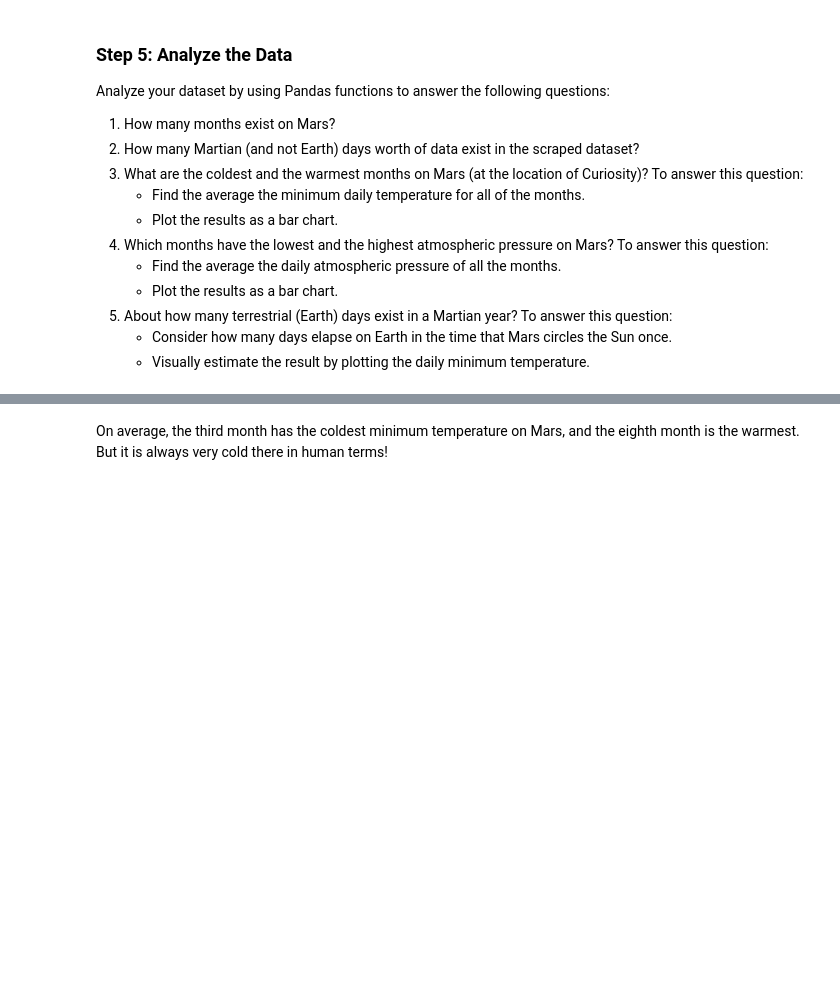
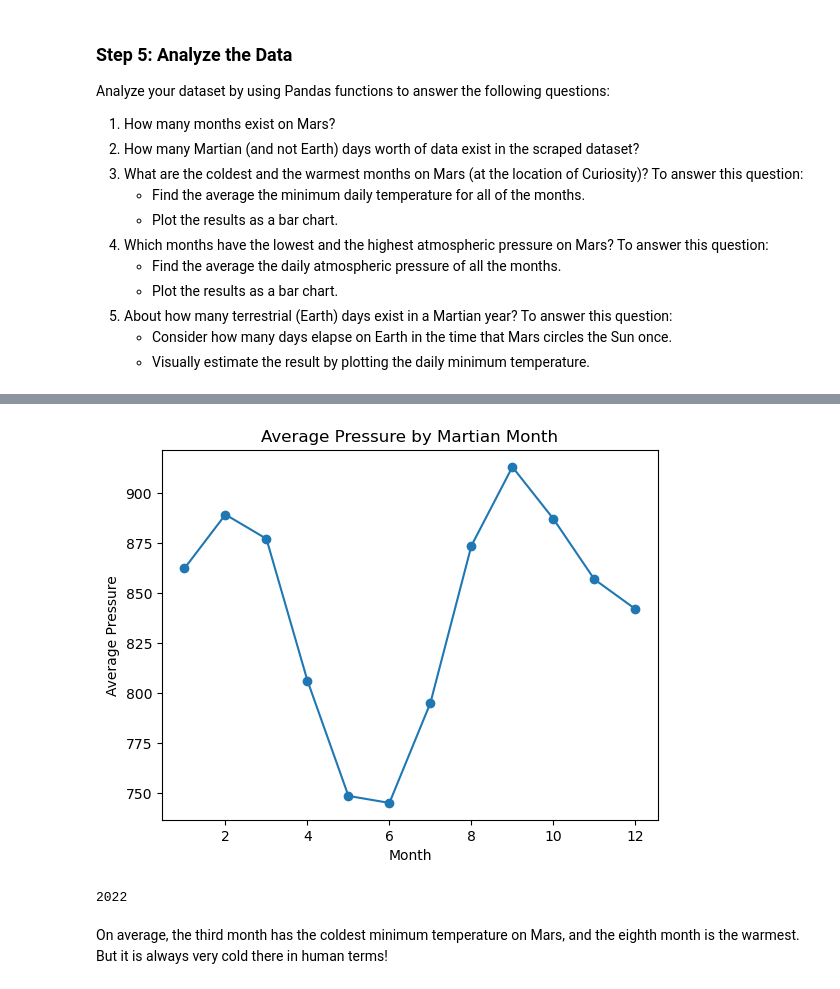
Before and after one commit to karenbm98/datacollection-challenge, a Jupyter notebook: part_2_mars_weather.ipynb, the cells around one changed output, grey strips where cells are left out. Saved outputs shown, nothing was run; the diff lists cells and outputs as text; code cells hidden in the pictures; blank space fills up the shorter version.

```diff
--- a/part_2_mars_weather.ipynb
+++ b/part_2_mars_weather.ipynb
@@ -154,2 +214,4 @@ Analyze your dataset by using Pandas functions to answer the following questions
 # %%
 # 4. Average pressure by Martian month
+average_pressure_by_month = data.groupby('month')['pressure'].mean()
+average_pressure_by_month
@@ -158,5 +233,20 @@ Analyze your dataset by using Pandas functions to answer the following questions
+# %%
+# Plot the average pressure by month
+plt.plot(average_pressure_by_month, marker='o')
+plt.xlabel('Month')
+plt.ylabel('Average Pressure')
+plt.title('Average Pressure by Martian Month')
+plt.show()
+# %% [output]
+[figure, added]
 # %%
 # 5. How many terrestrial (earth) days are there in a Martian year?
+start_date = data['terrestial_date'].min()
+end_date = data['terrestial_date'].max()
+terrestrial_days_in_martian_year = (end_date - start_date).days + 1
+terrestrial_days_in_martian_year
+# %% [output]
+2022
 # %% [markdown]
 On average, the third month has the coldest minimum temperature on Mars, and the eighth month is the warmest. But it is always very cold there in human terms!
 # %% [markdown]
```
Also changed, not shown: parts of 11 cells of this notebook, 1 other file.
